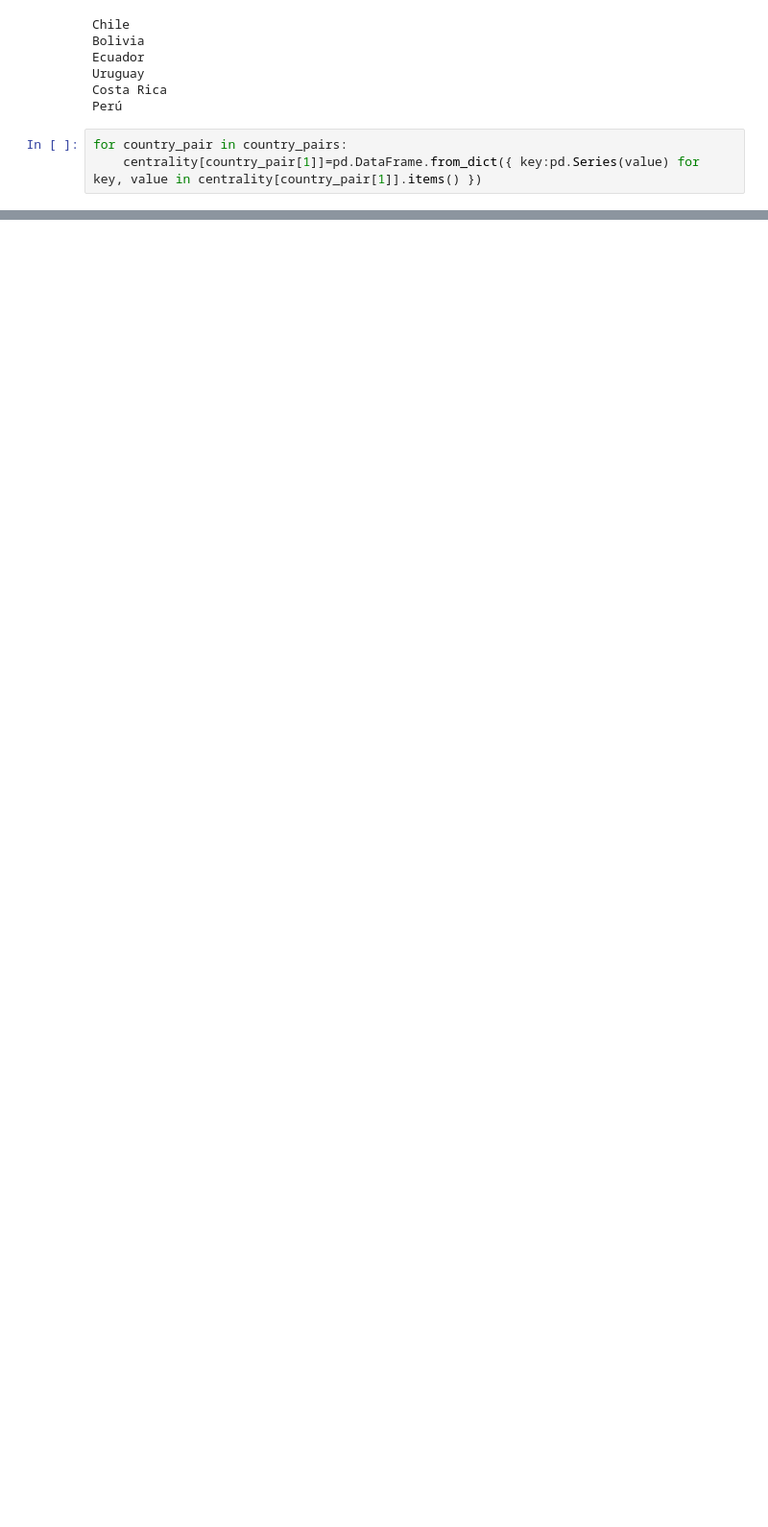
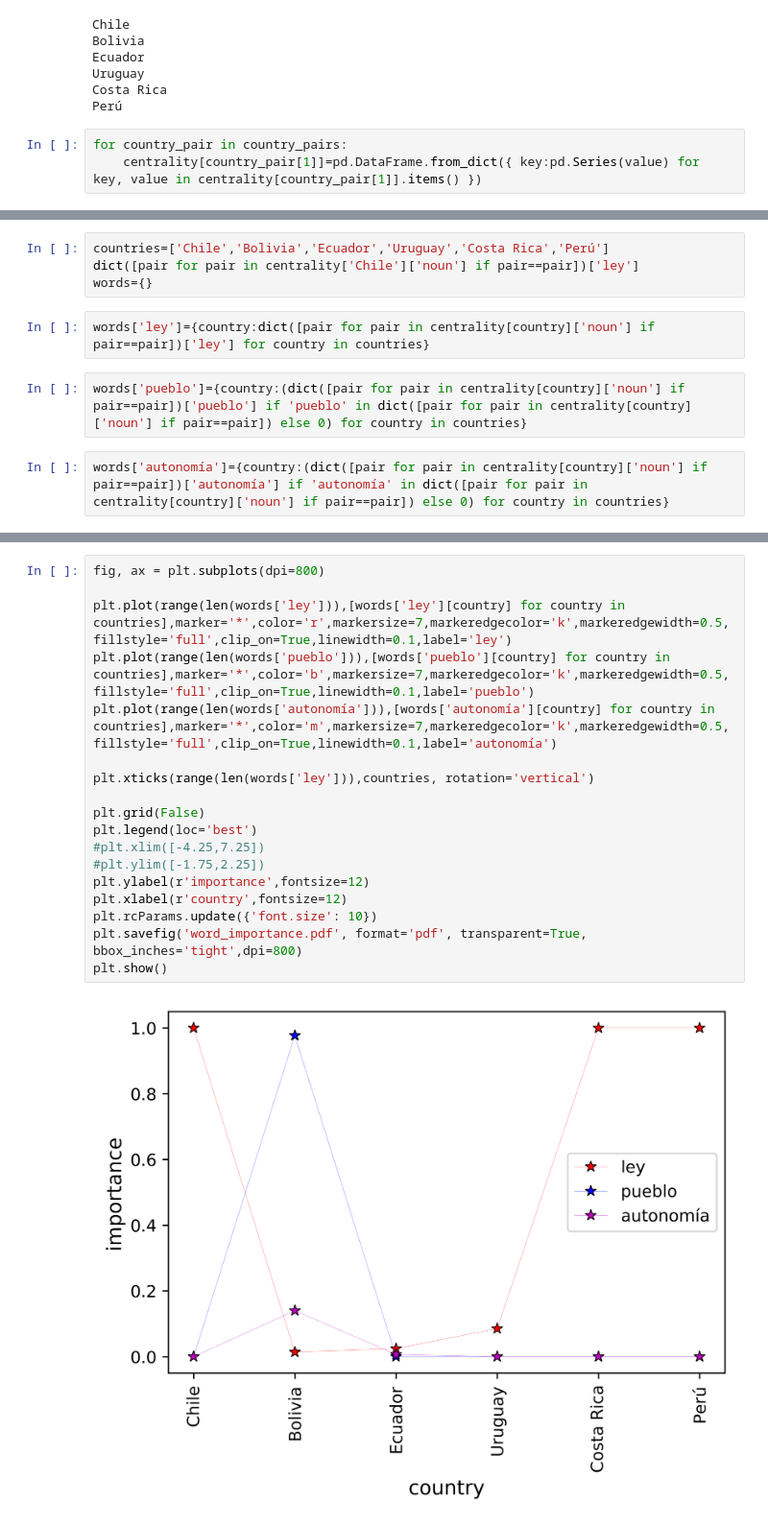
Before and after one commit to javiervz/constitucional, a Jupyter notebook: constitucional.ipynb, the cells around one changed output, grey strips where cells are left out. Shown at 96% size. Saved outputs shown, nothing was run; the diff lists cells and outputs as text; blank space fills up the shorter version.

```diff
--- a/constitucional.ipynb
+++ b/constitucional.ipynb
@@ -362,0 +388,10 @@ Chile
+# %%
+countries=['Chile','Bolivia','Ecuador','Uruguay','Costa Rica','Perú']
+dict([pair for pair in centrality['Chile']['noun'] if pair==pair])['ley']
+words={}
+# %%
+words['ley']={country:dict([pair for pair in centrality[country]['noun'] if pair==pair])['ley'] for country in countries}
+# %%
+words['pueblo']={country:(dict([pair for pair in centrality[country]['noun'] if pair==pair])['pueblo'] if 'pueblo' in dict([pair for pair in centrality[country]['noun'] if pair==pair]) else 0) for country in countries}
+# %%
+words['autonomía']={country:(dict([pair for pair in centrality[country]['noun'] if pair==pair])['autonomía'] if 'autonomía' in dict([pair for pair in centrality[country]['noun'] if pair==pair]) else 0) for country in countries}
@@ -362,0 +425,20 @@ Chile
+# %%
+fig, ax = plt.subplots(dpi=800)
+
+plt.plot(range(len(words['ley'])),[words['ley'][country] for country in countries],marker='*',color='r',markersize=7,markeredgecolor='k',markeredgewidth=0.5,fillstyle='full',clip_on=True,linewidth=0.1,label='ley')
+plt.plot(range(len(words['pueblo'])),[words['pueblo'][country] for country in countries],marker='*',color='b',markersize=7,markeredgecolor='k',markeredgewidth=0.5,fillstyle='full',clip_on=True,linewidth=0.1,label='pueblo')
+plt.plot(range(len(words['autonomía'])),[words['autonomía'][country] for country in countries],marker='*',color='m',markersize=7,markeredgecolor='k',markeredgewidth=0.5,fillstyle='full',clip_on=True,linewidth=0.1,label='autonomía')
+
+plt.xticks(range(len(words['ley'])),countries, rotation='vertical')
+
+plt.grid(False)
+plt.legend(loc='best')
+#plt.xlim([-4.25,7.25])
+#plt.ylim([-1.75,2.25])
+plt.ylabel(r'importance',fontsize=12)
+plt.xlabel(r'country',fontsize=12)
+plt.rcParams.update({'font.size': 10})
+plt.savefig('word_importance.pdf', format='pdf', transparent=True, bbox_inches='tight',dpi=800)
+plt.show()
+# %% [output]
+[figure, added]
```
Also changed, not shown: parts of 6 cells of this notebook.
